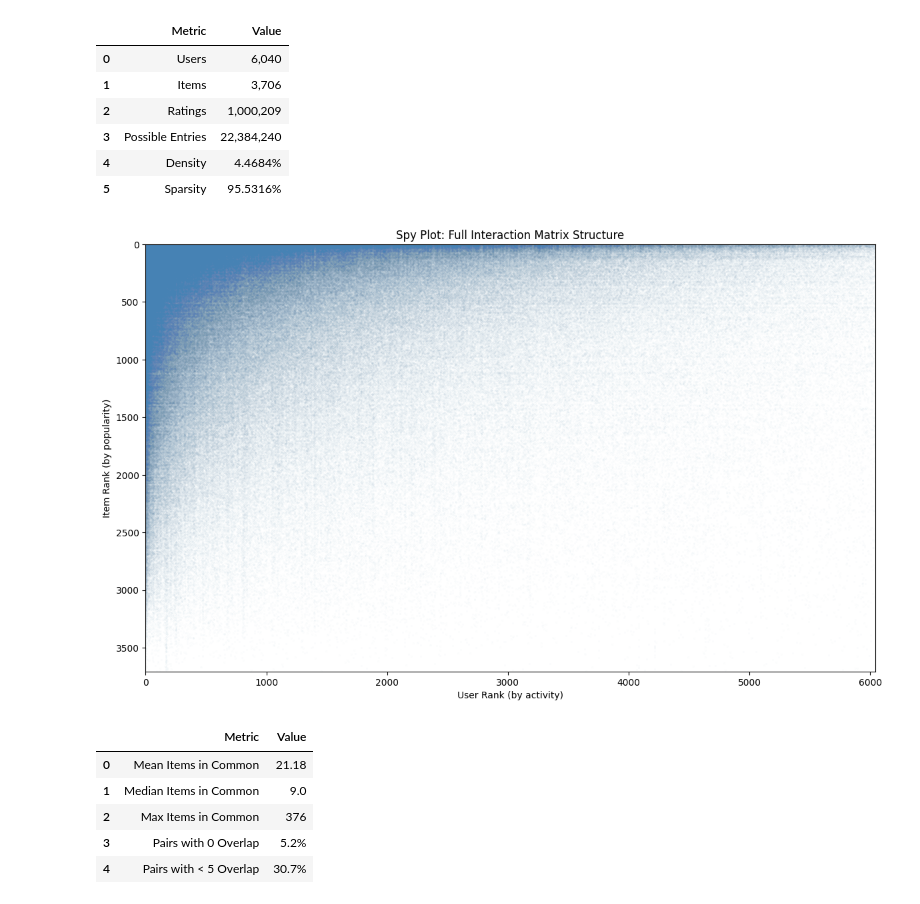
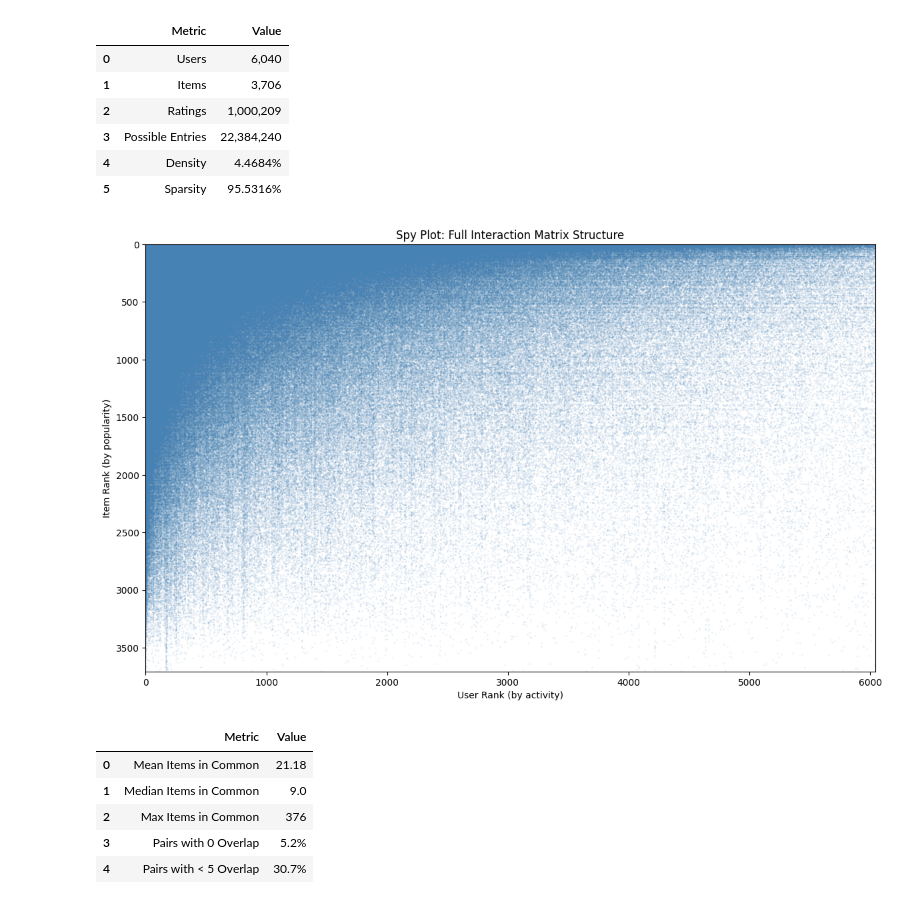
Before and after one commit to lexsobieski/ucu-recsys, a Jupyter notebook: experiments/exploratory-data-analysis.ipynb, the cells around one changed output. Cells and saved outputs as stored; diff of their text form; code cells hidden in the pictures.

```diff
--- a/experiments/exploratory-data-analysis.ipynb
+++ b/experiments/exploratory-data-analysis.ipynb
@@ -133,36 +133,36 @@ pd.DataFrame([
 user_rank = {user: rank for rank, user in enumerate(
     ratings.groupby("user_id").size().sort_values(ascending=False).index
 )}
 item_rank = {item: rank for rank, item in enumerate(
     ratings.groupby("item_id").size().sort_values(ascending=False).index
 )}
 
 plot_data = ratings.copy()
 plot_data["user_rank"] = plot_data["user_id"].map(user_rank)
 plot_data["item_rank"] = plot_data["item_id"].map(item_rank)
 
 aspect_ratio = len(user_rank) / len(item_rank)
 figure_width = 12
 figure_height = figure_width / aspect_ratio
 
 figure, axis = plt.subplots(figsize=(figure_width, figure_height))
 axis.scatter(
     plot_data["user_rank"],
     plot_data["item_rank"],
-    s=0.001,
-    alpha=0.5,
+    s=0.1,
+    alpha=0.25,
     c=COLOR_PRIMARY,
     rasterized=True
 )
 axis.set_xlabel("User Rank (by activity)")
 axis.set_ylabel("Item Rank (by popularity)")
 axis.set_title("Spy Plot: Full Interaction Matrix Structure")
 axis.set_xlim(0, len(user_rank))
 axis.set_ylim(len(item_rank), 0)
 plt.tight_layout()
 plt.show()
 # %% [output]
-[figure, old version]
+[figure, new version]
 # %%
 np.random.seed(42)
 sample_user_ids = np.random.choice(
```
Also changed, not shown: parts of 2 cells of this notebook.
